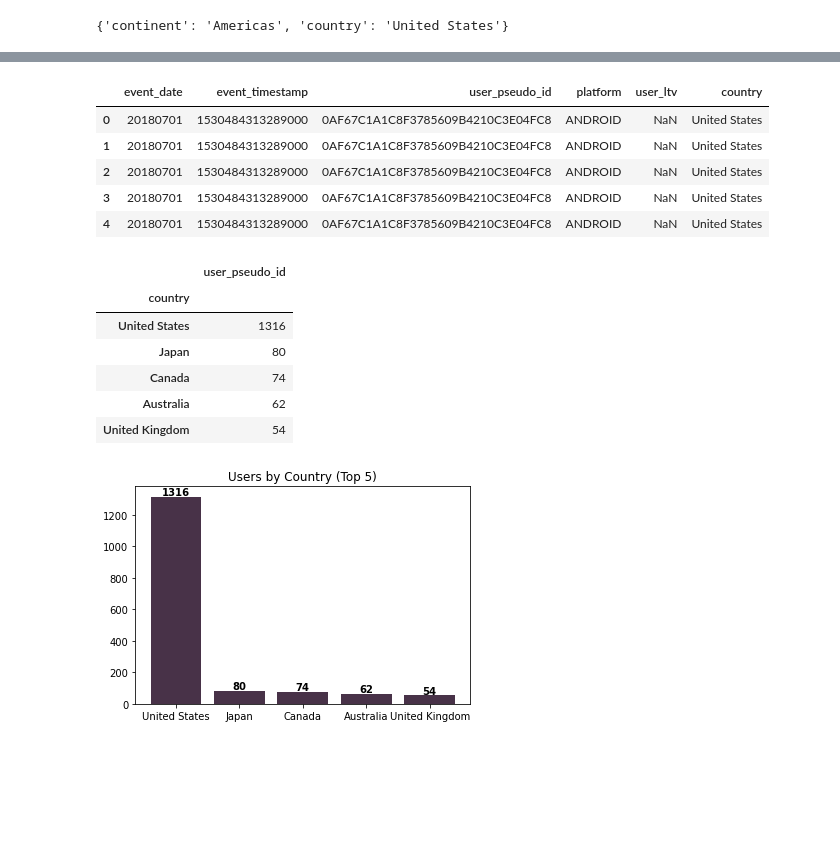
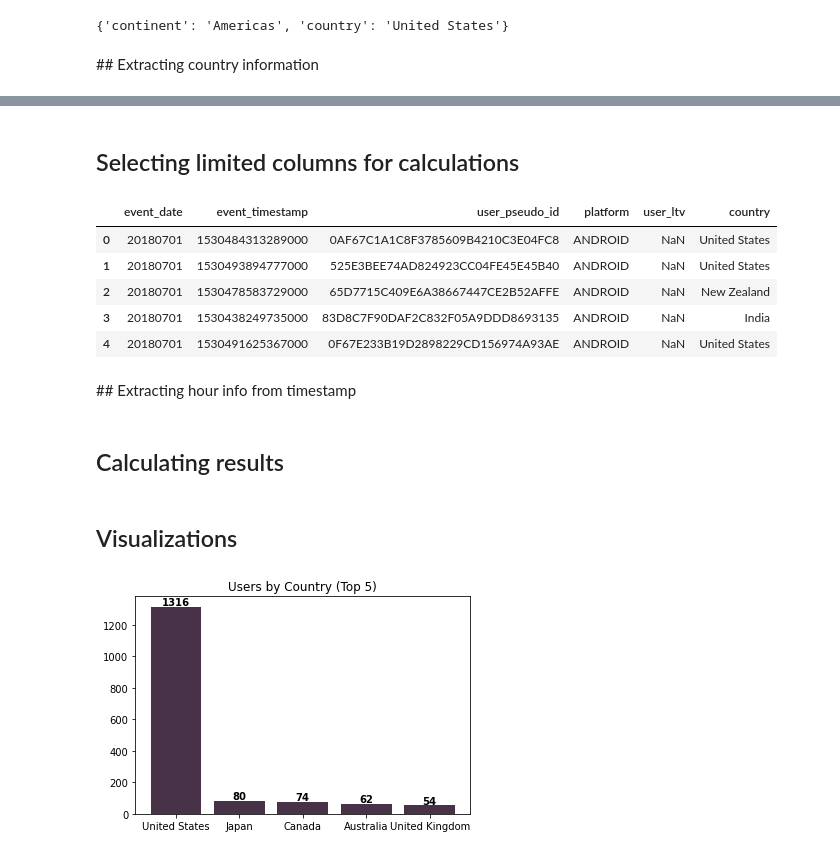
Before and after one commit to violettance/python_wrangling, a Jupyter notebook: FloodIt/FloodIt Data Wrangling.ipynb, the cells around one changed output, grey strips where cells are left out. Saved outputs shown, nothing was run; the diff lists cells and outputs as text; code cells hidden in the pictures; blank space fills up the shorter version.

```diff
--- a/FloodIt/FloodIt Data Wrangling.ipynb
+++ b/FloodIt/FloodIt Data Wrangling.ipynb
@@ -23,2 +28,10 @@ df_j.head()
+# %%
+# Filtering for 1st screen view event of the user
+df_minsv = df_j[df_j["event_name"] == "screen_view"].groupby("user_pseudo_id")["event_timestamp"].min()
+df_minsv = pd.DataFrame(df_minsv).reset_index()
+
+# Join with main table to get all columns
+# uwt = user with timestamp
+df_uwt = df_j.merge(df_minsv, left_on=["user_pseudo_id", "event_timestamp"], right_on=["user_pseudo_id", "event_timestamp"])
 # %% [markdown]
 #Calculating how many people come from which country using country info
@@ -36,11 +41,13 @@ df_uft['geo'][19]
 # %% [output]
 {'continent': 'Americas', 'country': 'United States'}
+# %% [markdown]
+## Extracting country information
 # %%
-# define a function to extract the country value from each row
+# Define a function to extract the country value from each row
 def extract_country(row):
     return row['geo']['country']
 
-# apply the function to each row and create a new 'country' column
-df_country = df_uft['country'] = df_uft.apply(extract_country, axis=1)
+# Apply the function to each row and create a new 'country' column
+df_uwt['country'] = df_uwt.apply(extract_country, axis=1)
 # %%
 # Converts a pandas series object to a pandas dataframe with a single column named
@@ -58,19 +63,22 @@ joined_df.head()
 | 2 | 20180701 | 1530484313289000 | screen_view | [{'key': 'firebase_screen_class',... | 1.530242e+15 | 0AF67C1A1C8F3785609B4210C3E04FC8 | ... |
 | 3 | 20180701 | 1530484313289000 | screen_view | [{'key': 'firebase_screen_class',... | 1.530242e+15 | 0AF67C1A1C8F3785609B4210C3E04FC8 | ... |
 | 4 | 20180701 | 1530484313289000 | screen_view | [{'key': 'firebase_screen_class',... | 1.530242e+15 | 0AF67C1A1C8F3785609B4210C3E04FC8 | ... |
+# %% [markdown]
+## Selecting limited columns for calculations
 # %%
 # Selecting columns for analysis
-
 selected_columns = ['event_date', 'event_timestamp', 'user_pseudo_id', 'platform', 'user_ltv', 'country']
 
-joined_df = joined_df.loc[:, selected_columns]
-joined_df.head()
+df_limited = df_uwt.loc[:, selected_columns]
+df_limited.head()
 # %% [output]
 |  | event_date | event_timestamp | user_pseudo_id | platform | user_ltv | country |
 | 0 | 20180701 | 1530484313289000 | 0AF67C1A1C8F3785609B4210C3E04FC8 | ANDROID | NaN | United States |
-| 1 | 20180701 | 1530484313289000 | 0AF67C1A1C8F3785609B4210C3E04FC8 | ANDROID | NaN | United States |
-| 2 | 20180701 | 1530484313289000 | 0AF67C1A1C8F3785609B4210C3E04FC8 | ANDROID | NaN | United States |
-| 3 | 20180701 | 1530484313289000 | 0AF67C1A1C8F3785609B4210C3E04FC8 | ANDROID | NaN | United States |
-| 4 | 20180701 | 1530484313289000 | 0AF67C1A1C8F3785609B4210C3E04FC8 | ANDROID | NaN | United States |
+| 1 | 20180701 | 1530493894777000 | 525E3BEE74AD824923CC04FE45E45B40 | ANDROID | NaN | United States |
+| 2 | 20180701 | 1530478583729000 | 65D7715C409E6A38667447CE2B52AFFE | ANDROID | NaN | New Zealand |
+| 3 | 20180701 | 1530438249735000 | 83D8C7F90DAF2C832F05A9DDD8693135 | ANDROID | NaN | India |
+| 4 | 20180701 | 1530491625367000 | 0F67E233B19D2898229CD156974A93AE | ANDROID | NaN | United States |
+# %% [markdown]
+## Extracting hour info from timestamp
 # %%
 # Extract hour detail from timestamp - unix time stamp converter function/library
@@ -94,0 +102,2 @@ joined_df = joined_df.drop(columns=['event_timestamp'])
+# %% [markdown]
+## Calculating results
@@ -95,19 +107,13 @@ joined_df = joined_df.drop(columns=['event_timestamp'])
 # %%
 # Group by country and count unique user_pseudo_id values
-df_country_counts = joined_df.groupby('country')['user_pseudo_id'].nunique()
+# df_country_counts = df_limited.groupby('country')['user_pseudo_id'].nunique()
 
 # Converts a pandas series object to a pandas dataframe with a single column named
-df_series_to_frame_c = df_country_counts.to_frame().rename(columns={0: 'country_counts'})
+# df_series_to_frame_c = df_country_counts.to_frame().rename(columns={0: 'country_counts'})
 
 # Sort the dataframe in descending order
-df_series_to_frame_c = df_series_to_frame_c.sort_values(by='user_pseudo_id', ascending=False)
-df_series_to_frame_c.head()
+# df_series_to_frame_c = df_series_to_frame_c.sort_values(by='user_pseudo_id', ascending=False)
+# df_series_to_frame_c.head()
-# %% [output]
-|  | user_pseudo_id |
-| country |  |
-| United States | 1316 |
-| Japan | 80 |
-| Canada | 74 |
-| Australia | 62 |
-| United Kingdom | 54 |
+# %% [markdown]
+## Visualizations
 # %%
```
Also changed, not shown: parts of 20 cells of this notebook.
